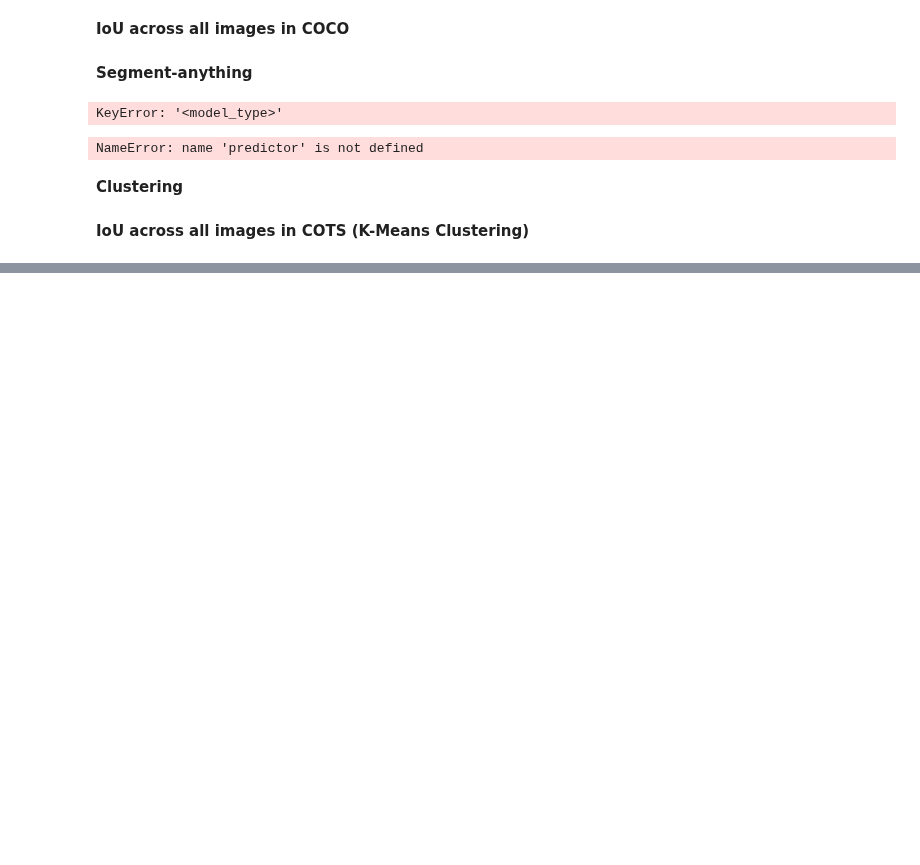
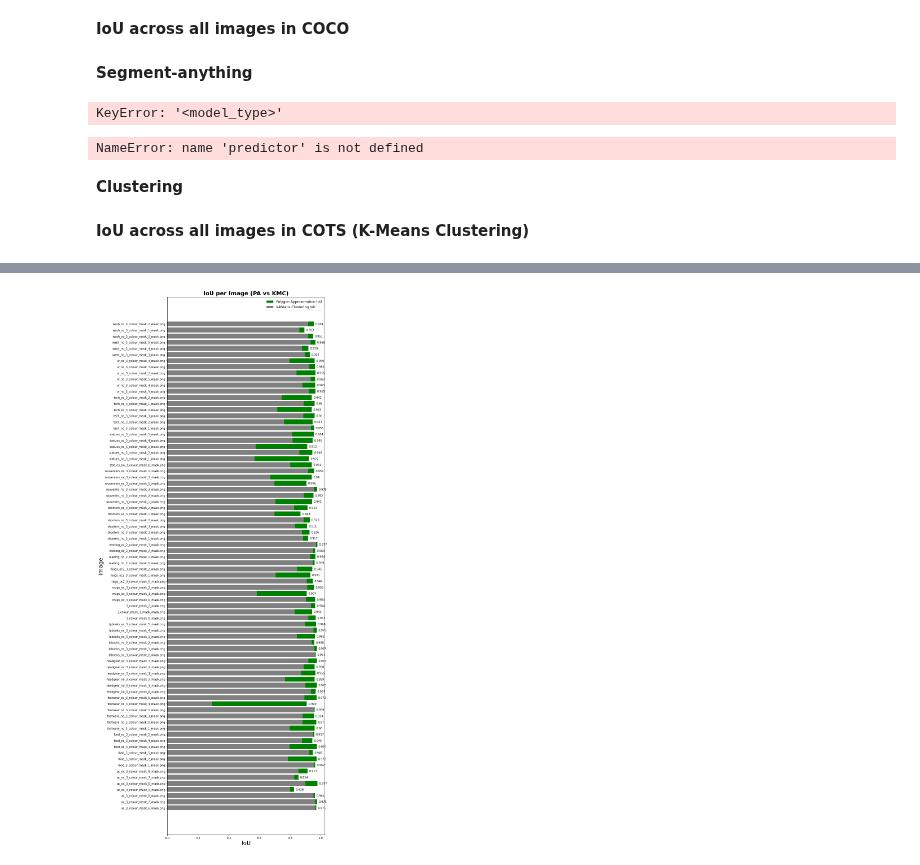
Before and after one commit to matthewkenely/mask-to-annotation, a Jupyter notebook: Evaluation.ipynb, the cells around one changed output, grey strips where cells are left out. Cells and saved outputs as stored; diff of their text form; code cells hidden in the pictures; blank space fills up the shorter version.

```diff
--- a/Evaluation.ipynb
+++ b/Evaluation.ipynb
@@ -292,0 +291,32 @@ plt.show()
+# %%
+# Plot bar chart of ious, image on y axis, iou on x axis
+plt.rcParams['figure.figsize'] = [10, 35]
+plt.figure()
+
+# print both ious on same bar chart
+plt.barh(np.arange(len(kmeans_ious)), [x[1] for x in pa_ious], align='center', color='green')
+plt.barh(np.arange(len(kmeans_ious)), [x[1] for x in kmeans_ious], align='center', color='grey')
+
+# print values on bars on the right
+for i, v in enumerate([x[1] for x in pa_ious]):
+    plt.text(v + 0.01, i - 0.2, str(round(v, 3)), color='k', fontsize=10)
+
+# add image names to y axis
+plt.yticks(np.arange(len(kmeans_ious)), [x[0] for x in kmeans_ious], fontsize=10)
+
+# plot vertical line at average and median
+# plt.axvline(x=np.mean([x[1] for x in kmeans_ious]), color='r', linestyle='--', linewidth=2)
+# plt.axvline(x=np.median([x[1] for x in kmeans_ious]), color='b', linestyle='--', linewidth=2)
+
+# add legend
+pa_legend = 'Polygon Approximation IoU'
+kmeans_legend = 'K-Means Clustering IoU'
+plt.legend([pa_legend, kmeans_legend], loc='upper right', fontsize=12)
+
+plt.xlabel('IoU', fontsize=20)
+plt.ylabel('Image', fontsize=20)
+plt.title('IoU per Image (PA vs KMC)', fontsize=20, fontweight='bold')
+
+plt.show()
+# %% [output]
+[figure, added]
```
Also changed, not shown: parts of 6 cells of this notebook.
